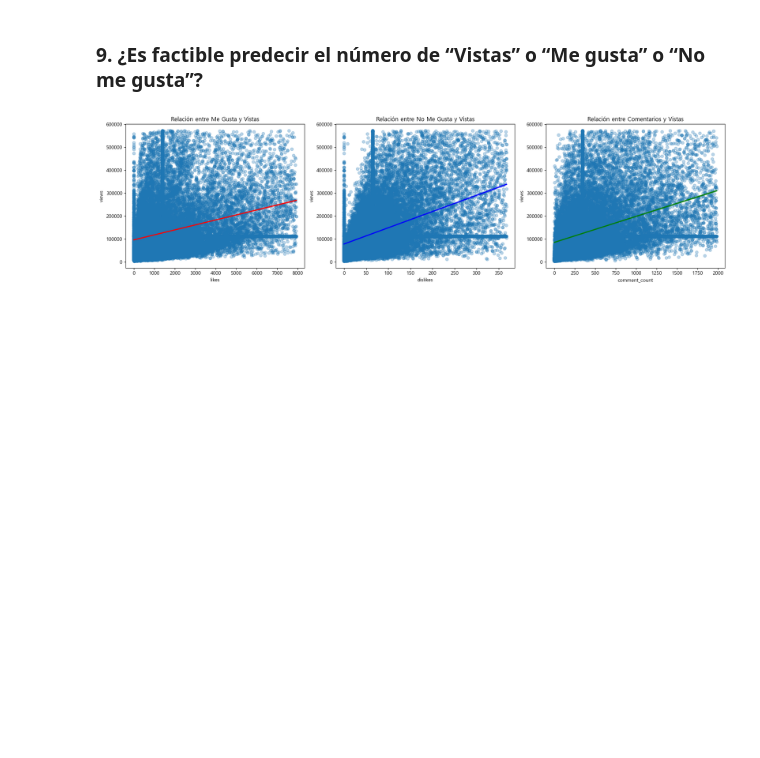
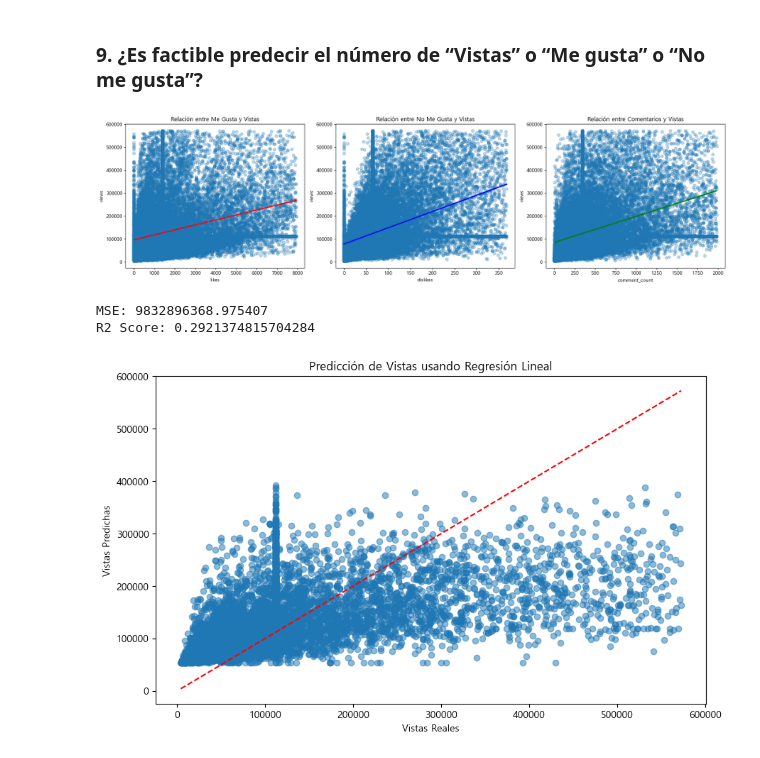
Before and after one commit to DiegoEBV/CRISP-DM-KRS, a Jupyter notebook: code/analysis-visualization.ipynb, the cells around one changed output. Saved outputs shown, nothing was run; the diff lists cells and outputs as text; code cells hidden in the pictures; blank space fills up the shorter version.

```diff
--- a/code/analysis-visualization.ipynb
+++ b/code/analysis-visualization.ipynb
@@ -394,3 +444,42 @@ plt.tight_layout()
 plt.show()
 # %% [output]
 [figure]
+# %%
+from sklearn.model_selection import train_test_split
+from sklearn.linear_model import LinearRegression
+from sklearn.metrics import mean_squared_error, r2_score
+import numpy as np
+
+# Selección de características y variable objetivo
+X = df[['likes', 'dislikes', 'comment_count']]
+y = df['views']
+
+# Dividir los datos en conjuntos de entrenamiento y prueba
+X_train, X_test, y_train, y_test = train_test_split(X, y, test_size=0.2, random_state=42)
+
+# Entrenar el modelo de regresión lineal
+model = LinearRegression()
+model.fit(X_train, y_train)
+
+# Realizar predicciones
+y_pred = model.predict(X_test)
+
+# Evaluación del modelo
+mse = mean_squared_error(y_test, y_pred)
+r2 = r2_score(y_test, y_pred)
+
+print(f"MSE: {mse}")
+print(f"R2 Score: {r2}")
+
+# Gráfico de resultados de predicción
+plt.figure(figsize=(10, 6))
+plt.scatter(y_test, y_pred, alpha=0.5)
+plt.plot([y_test.min(), y_test.max()], [y_test.min(), y_test.max()], 'r--')
+plt.xlabel("Vistas Reales")
+plt.ylabel("Vistas Predichas")
+plt.title("Predicción de Vistas usando Regresión Lineal")
+plt.show()
+# %% [output]
+MSE: 9832896368.975407
+R2 Score: 0.2921374815704284
+[figure, added]
```
Also changed, not shown: parts of 14 cells of this notebook, 1 other file.
